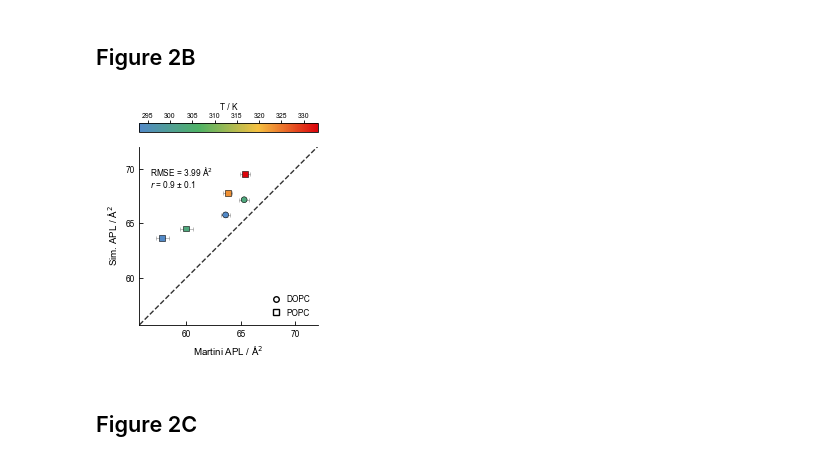
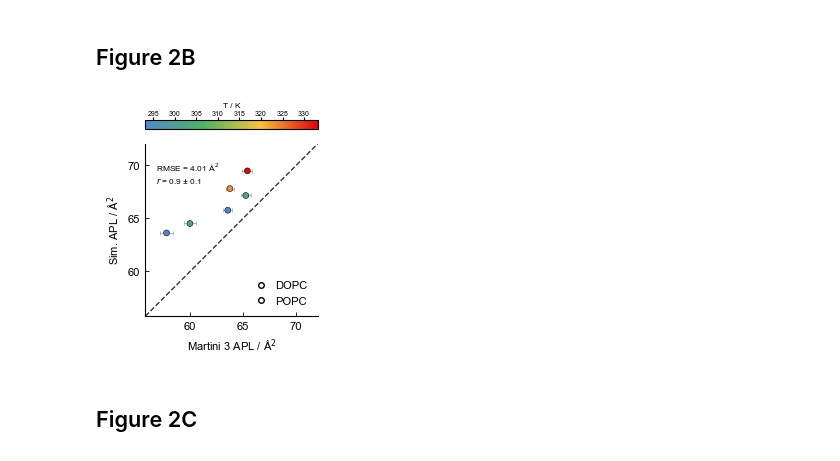
Before and after one commit to gitesei/_2026_MEM-CALVADOS, a Jupyter notebook: lipid_scan.ipynb, the cells around one changed output. Drawn from its saved outputs; the diff is of its cells as text; code cells hidden in the pictures.

```diff
--- a/lipid_scan.ipynb
+++ b/lipid_scan.ipynb
@@ -46,7 +47,7 @@ gradient_colors = [
     rnb_colors["red"],
 ]
 cmap = mpl.colors.LinearSegmentedColormap.from_list("temp_gradient", gradient_colors, N=256)
-marker_cycle = ["o", "s", "^", "D", "P", "X", "v", "<", ">", "*"]
+marker_cycle = ["o", "s", "^", "D"]
 # %%
 def pearsonr_bootstrapped(
     x: np.ndarray,
@@ -215,3 +178,15 @@ lipid_temp_df
+# %%
+# Uniform axis limits, T color code and lipid markers
+all_apl = pd.concat([ref["exp_apl_A^2"], ref["sim_apl_A^2"], sim["calv_apl_A^2"]]).dropna()
+apl_lims = (all_apl.min() - 2.0, all_apl.max() + 2.0)
+temperatures = ref.index.get_level_values("temp_K").unique()
+norm = plt.Normalize(temperatures.min(), temperatures.max())
+
+all_lipids = sorted(ref.index.get_level_values("lipid").unique())
+marker_map = {
+    lip: marker_cycle[i % len(marker_cycle)]
+    for i, lip in enumerate(all_lipids)
+}
 # %% [markdown]
 ## Figure 2A
 # %%
@@ -295,18 +272,22 @@ plt.show()
 # %% [markdown]
 ## Figure 2B
 # %%
-apl_t_martini = lipid_temp_df.dropna(subset=["apl_mart", "apl_sim", "T", "lipid"]).copy()
-apl_t_martini["apl_mart_err"] = pd.to_numeric(apl_t_martini["apl_mart_err"], errors="coerce").fillna(0)
-apl_t_martini["apl_sim_err"] = pd.to_numeric(apl_t_martini["apl_sim_err"], errors="coerce").fillna(0)
+apl_t_martini = pd.merge(ref.reset_index(), sim.reset_index(), on=["lipid", "temp_K"], how="outer")
+apl_t_martini = apl_t_martini.dropna(subset=["sim_apl_A^2", "calv_apl_A^2"])
+
+apl_t_martini["sim_apl_err_A^2"] = pd.to_numeric(apl_t_martini["sim_apl_err_A^2"], errors="coerce").fillna(0)
+apl_t_martini["calv_apl_err_A^2"] = pd.to_numeric(apl_t_martini["calv_apl_err_A^2"], errors="coerce").fillna(0)
+
+#all_apl = pd.concat([apl_t_martini["sim_apl_A^2"], apl_t_martini["calv_apl_A^2"]]).dropna()
+#apl_lims = (all_apl.min() - 7.0, all_apl.max() + 2.0)
 
 fig, ax = plt.subplots(figsize=(2.2, 2.5), constrained_layout=True)
 
-# 1. Errorbars
 ax.errorbar(
-    apl_t_martini["apl_mart"],
-    apl_t_martini["apl_sim"],
-    xerr=apl_t_martini["apl_mart_err"],
-    yerr=apl_t_martini["apl_sim_err"],
+    apl_t_martini["sim_apl_A^2"],
+    apl_t_martini["calv_apl_A^2"],
+    xerr=apl_t_martini["sim_apl_err_A^2"],
+    yerr=apl_t_martini["calv_apl_err_A^2"],
     fmt="none",
     ecolor="0.35",
     elinewidth=0.5,
@@ -316,12 +297,11 @@ ax.errorbar(
     zorder=2,
 )
 
-# 2. Scatter points grouped by lipid
 for lipid, sub in apl_t_martini.groupby("lipid"):
     ax.scatter(
-        sub["apl_mart"],
-        sub["apl_sim"],
-        c=sub["T"],
+        sub["sim_apl_A^2"],
+        sub["calv_apl_A^2"],
+        c=sub["temp_K"],
         cmap=cmap,
         norm=norm,
         marker=marker_map[lipid],
@@ -331,52 +311,45 @@ for lipid, sub in apl_t_martini.groupby("lipid"):
         zorder=10,
     )
 
-# 3. Line of identity
 ax.plot(apl_lims, apl_lims, "--", color="0.2", lw=1.0, zorder=1)
-
-# 4. Axes, ticks, and labels
 ax.set_xlim(apl_lims)
 ax.set_ylim(apl_lims)
 ax.set_aspect("equal", adjustable="box")
 ax.xaxis.set_major_locator(MultipleLocator(5))
 ax.yaxis.set_major_locator(MultipleLocator(5))
 ax.tick_params(direction="in", length=3, width=0.6)
 
-ax.set_xlabel("Martini APL / Å$^2$")
+ax.set_xlabel("Martini 3 APL / Å$^2$")
 ax.set_ylabel("Sim. APL / Å$^2$")
 
-# 5. RMSE and Pearson Correlation Statistics
-x_vals = apl_t_martini["apl_mart"].values
-y_vals = apl_t_martini["apl_sim"].values
+x_vals = apl_t_martini["sim_apl_A^2"].values
+y_vals = apl_t_martini["calv_apl_A^2"].values
 rmsd = np.sqrt(np.mean((y_vals - x_vals) ** 2))
 
 r_orig, r_err = pearsonr_bootstrapped(x_vals, y_vals, n_bootstraps=10000, random_state=42)
 
 ax.annotate(f"RMSE = {rmsd:.2f} Å$^2$\n$r$ = {r_orig:.1f} ± {r_err:.1f}", (0.06, 0.90), xycoords="axes fraction", fontsize=6, ha="left", va="top", bbox=dict(boxstyle="round,pad=0.15", fc="white", alpha=0.85, lw=0))
 
-
-# 6. Legend
 lipids_here = sorted(apl_t_martini["lipid"].unique())
 handles = [
     mlines.Line2D([], [], color="k", marker=marker_map[l], linestyle="None", markersize=4, markerfacecolor="white", label=l)
     for l in lipids_here
 ]
 ax.legend(handles=handles, loc="lower right", frameon=False, handletextpad=0.3)
 
-# 7. Temperature Colorbar
 divider = make_axes_locatable(ax)
 cax = divider.append_axes("top", size="5%", pad=0.15)
 sm = mpl.cm.ScalarMappable(norm=norm, cmap=cmap)
 sm.set_array([])
 cb = plt.colorbar(sm, cax=cax, orientation="horizontal")
 cb.ax.tick_params(labelsize=5, length=2, pad=1)
 cb.set_label("T / K", fontsize=6, labelpad=2)
 cax.xaxis.set_label_position("top")
 cax.xaxis.set_ticks_position("top")
-
+plt.savefig("martini3_corr.pdf", dpi=300, bbox_inches="tight")
 plt.show()
 # %% [output]
-[figure, old version]
+[figure, new version]
 # %% [markdown]
 ## Figure 2C
 # %%
```
Also changed, not shown: parts of 16 cells of this notebook, 6 other files.
